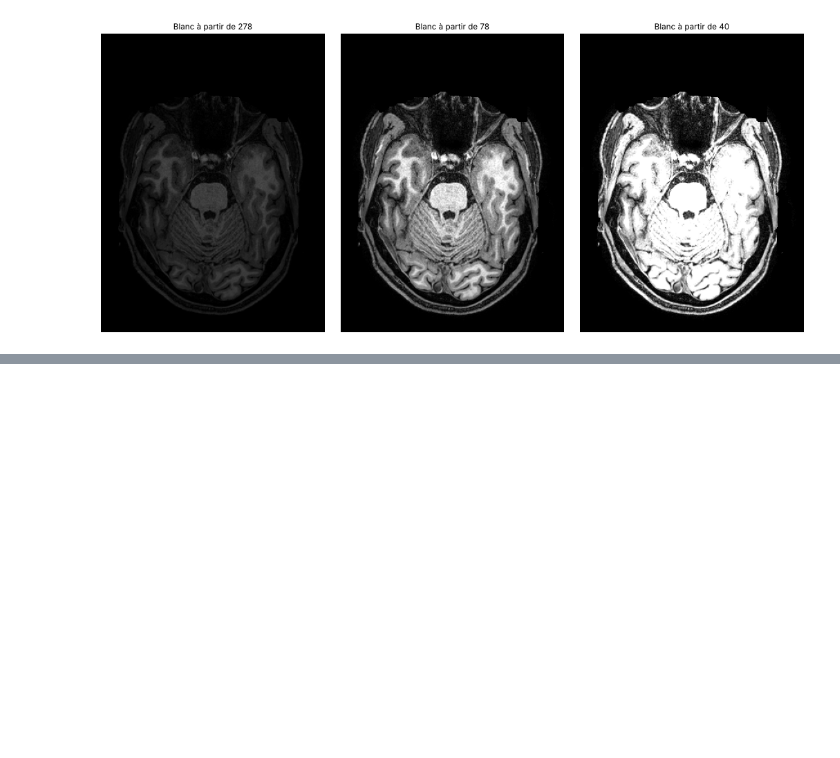
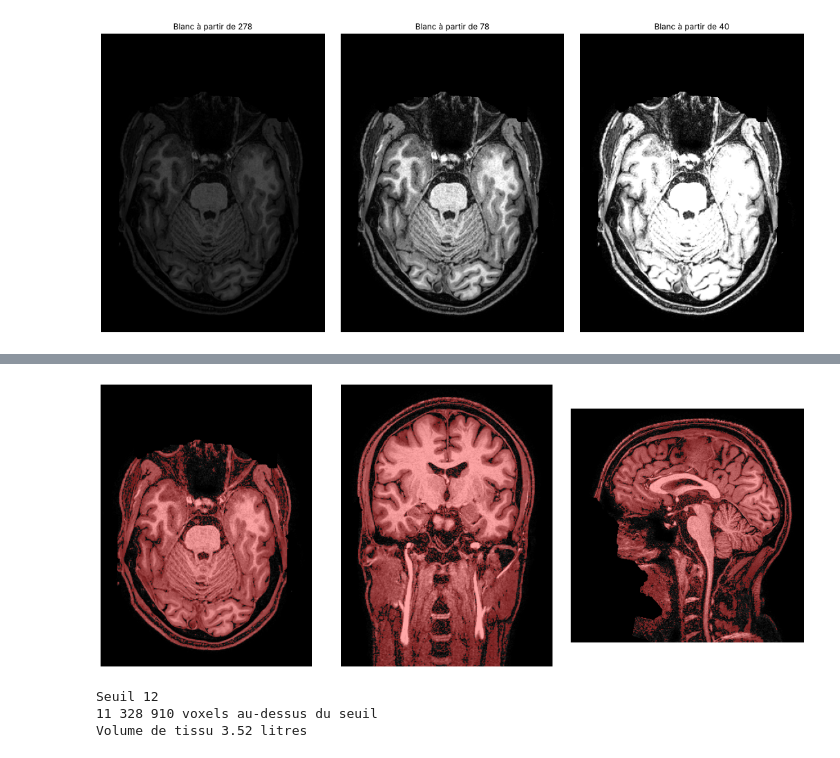
Before and after one commit to Temroade-cmd/irm-dicom, a Jupyter notebook: irm_dicom.ipynb, the cells around one changed output, grey strips where cells are left out. Saved outputs shown, nothing was run; the diff lists cells and outputs as text; code cells hidden in the pictures; blank space fills up the shorter version.

Commit message:
Mesurer un volume en litres à partir d'un seuil

```diff
--- a/irm_dicom.ipynb
+++ b/irm_dicom.ipynb
@@ -191,0 +198,30 @@ plt.show()
+# %%
+seuil = 0.15 * haut
+tissu = volume > seuil
+
+fig, axes = plt.subplots(1, 3, figsize=(16, 6.5))
+vues = [
+    (volume[k], tissu[k], dy / dx, "upper"),
+    (volume[:, i, :], tissu[:, i, :], dz / dx, "lower"),
+    (volume[:, :, j], tissu[:, :, j], dz / dy, "lower"),
+]
+for ax, (img, masque, aspect, origine) in zip(axes, vues):
+    ax.imshow(img, cmap="gray", vmax=haut, aspect=aspect, origin=origine)
+    ax.imshow(np.ma.masked_where(~masque, masque), cmap="autumn", alpha=0.35,
+              aspect=aspect, origin=origine)
+    ax.axis("off")
+plt.tight_layout()
+plt.show()
+# %% [output]
+[figure, added]
+# %%
+volume_voxel = dz * dy * dx          # en mm³
+litres = tissu.sum() * volume_voxel / 1e6
+
+print(f"Seuil {seuil:.0f}")
+print(f"{tissu.sum():,} voxels au-dessus du seuil".replace(",", " "))
+print(f"Volume de tissu {litres:.2f} litres")
+# %% [output]
+Seuil 12
+11 328 910 voxels au-dessus du seuil
+Volume de tissu 3.52 litres
```
Also changed, not shown: parts of 2 cells of this notebook.
